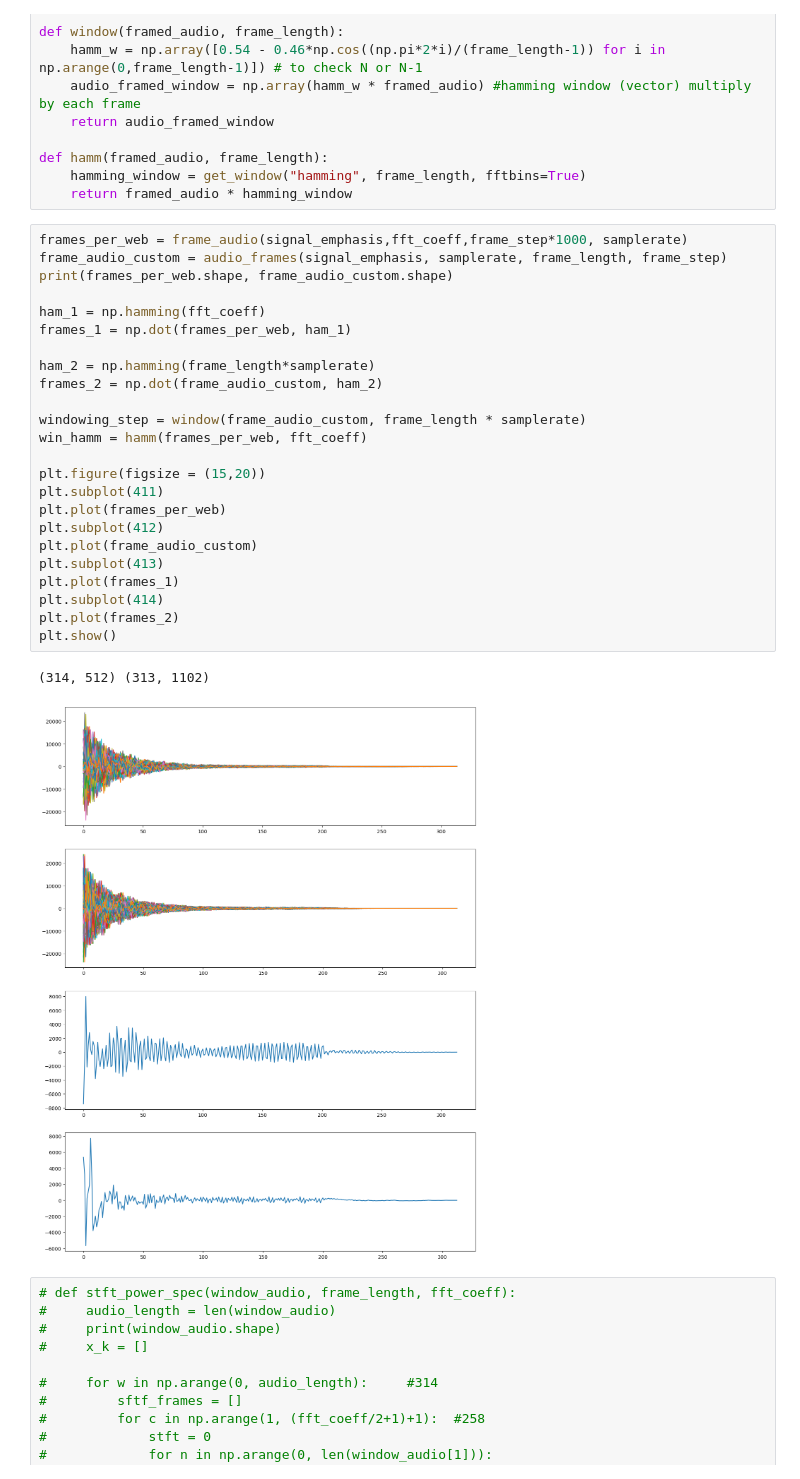
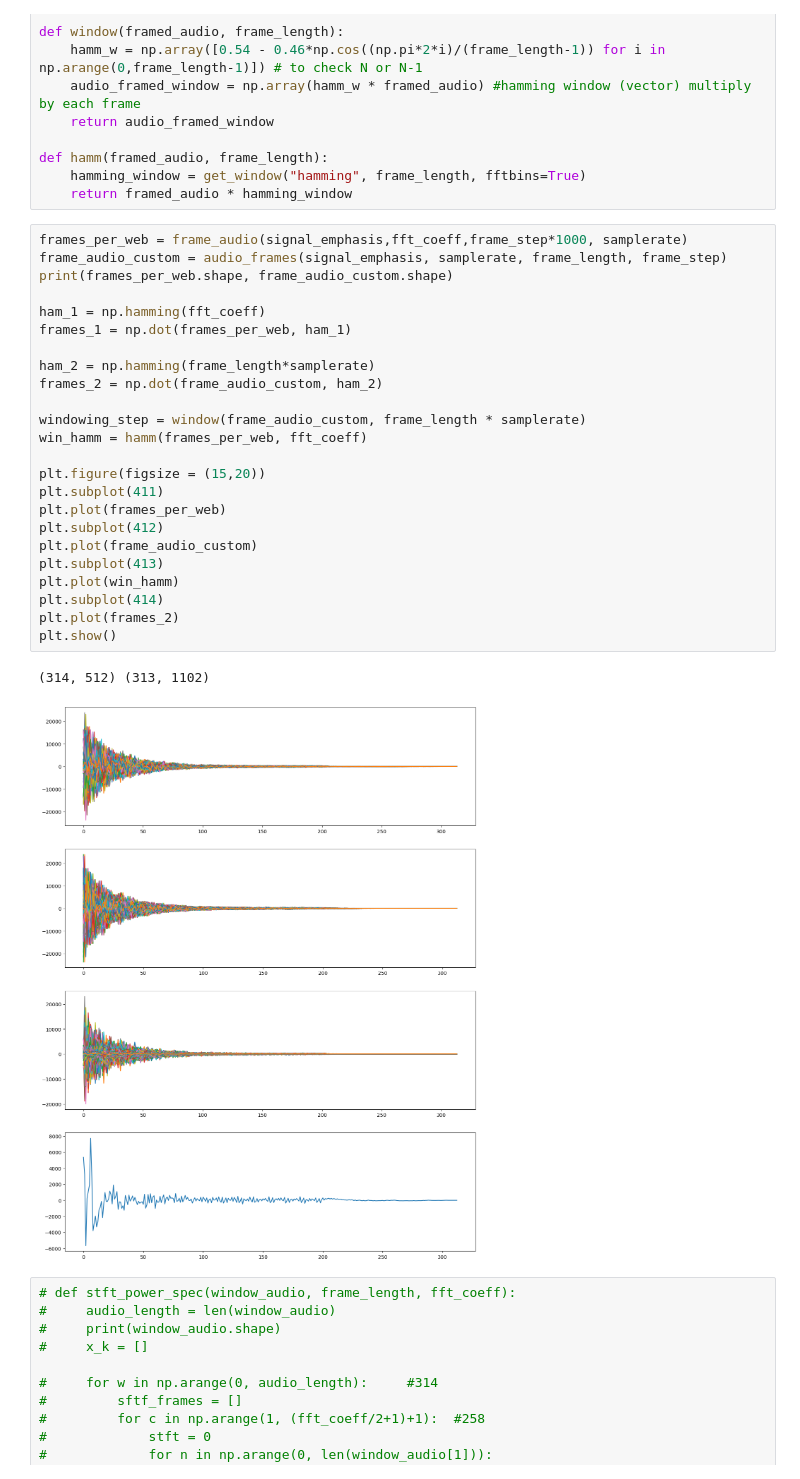
Before and after one commit to nushito/Math-for-Developers, a Jupyter notebook: MFC Project/Chernova.ipynb, the cells around one changed output. Saved outputs shown, nothing was run; the diff lists cells and outputs as text.

```diff
--- a/MFC Project/Chernova.ipynb
+++ b/MFC Project/Chernova.ipynb
@@ -115,30 +115,30 @@ def hamm(framed_audio, frame_length):
 # %%
 frames_per_web = frame_audio(signal_emphasis,fft_coeff,frame_step*1000, samplerate)
 frame_audio_custom = audio_frames(signal_emphasis, samplerate, frame_length, frame_step)
 print(frames_per_web.shape, frame_audio_custom.shape)
 
 ham_1 = np.hamming(fft_coeff)
 frames_1 = np.dot(frames_per_web, ham_1)
 
 ham_2 = np.hamming(frame_length*samplerate)
 frames_2 = np.dot(frame_audio_custom, ham_2)
 
 windowing_step = window(frame_audio_custom, frame_length * samplerate)
 win_hamm = hamm(frames_per_web, fft_coeff)
 
 plt.figure(figsize = (15,20))
 plt.subplot(411)
 plt.plot(frames_per_web)
 plt.subplot(412)
 plt.plot(frame_audio_custom)
 plt.subplot(413)
-plt.plot(frames_1)
+plt.plot(win_hamm)
 plt.subplot(414)
 plt.plot(frames_2)
 plt.show()
 # %% [output]
 (314, 512) (313, 1102)
-[figure, old version]
+[figure, new version]
 # %%
 # def stft_power_spec(window_audio, frame_length, fft_coeff):
 #     audio_length = len(window_audio)
```
Also changed, not shown: parts of 1 cell of this notebook, 1 other file.
